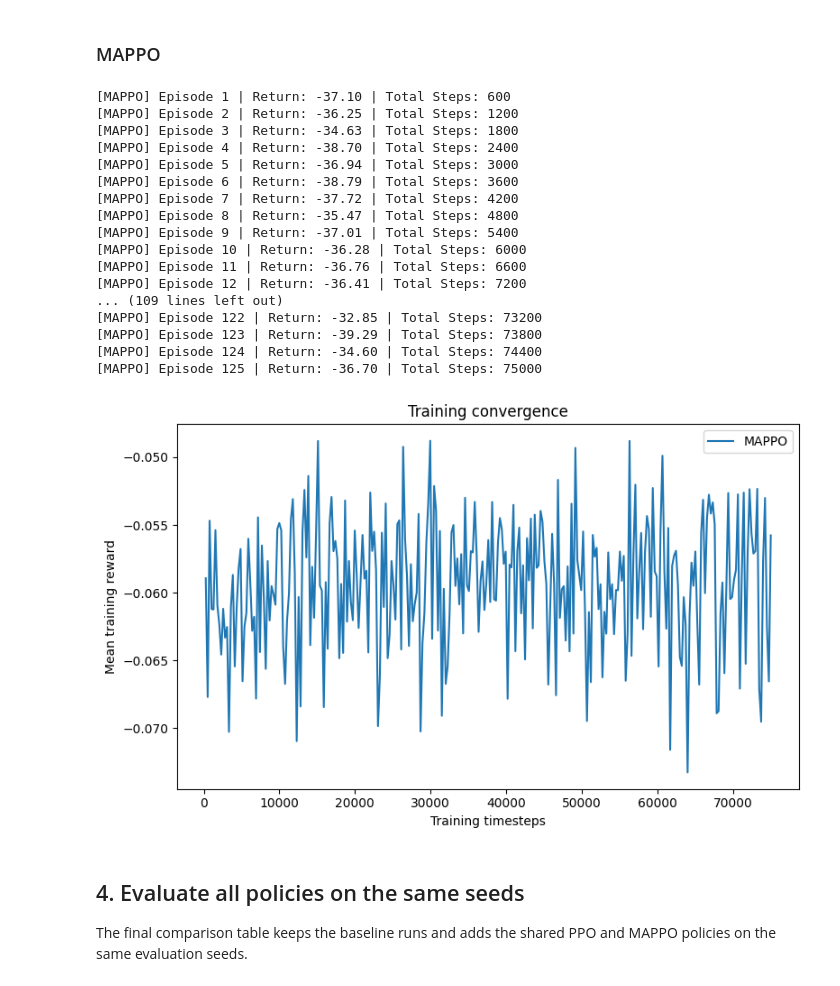
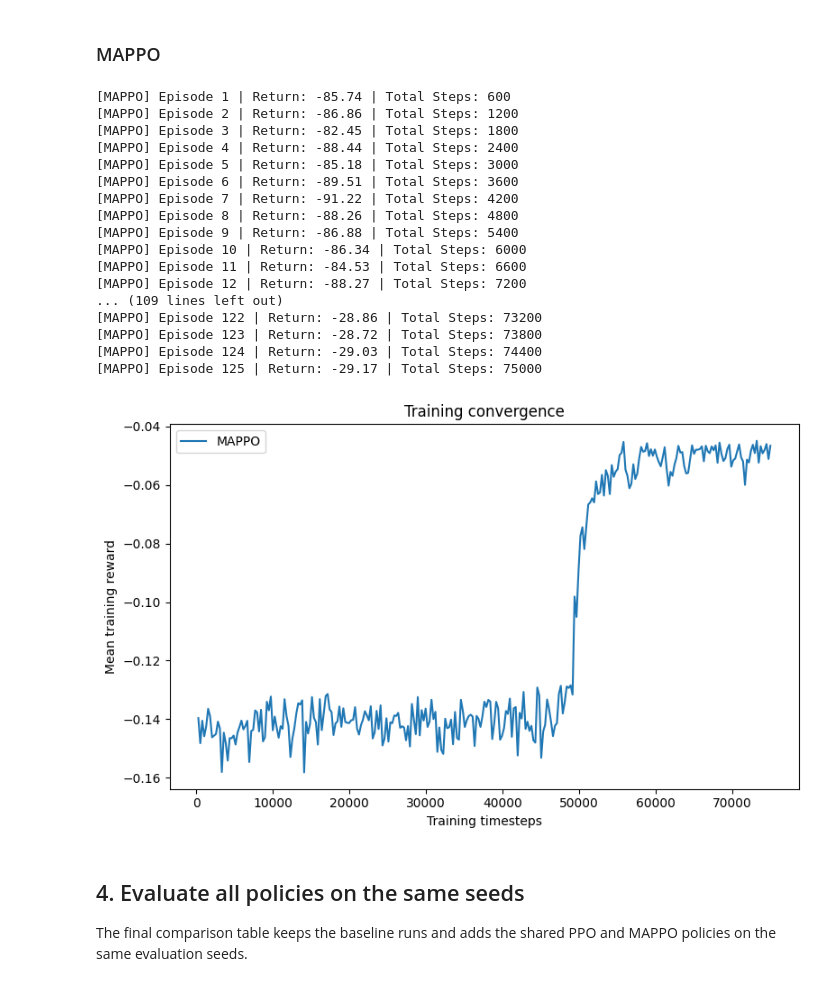
Before and after one commit to abergh18/marl-tsc, a Jupyter notebook: notebooks/main_flow.ipynb, the cells around one changed output. Cells and saved outputs as stored; diff of their text form; code cells hidden in the pictures.

Commit message:
Updated MAPPO to reward for mostly local queue while still rewarding for global queue

```diff
--- a/notebooks/main_flow.ipynb
+++ b/notebooks/main_flow.ipynb
@@ -62,6 +62,7 @@ NUM_EPISODES = 30
 EVALUATION_EPISODES = 5
 TOTAL_TIMESTEPS = 75_000
 MIN_GREEN_SECONDS = 10
+SWITCH_PENALTY = 2.0
 
 generator = SimulationGenerator(
     output_dir=OUTPUT_DIR,
@@ -145,37 +148,38 @@ plt.show()
 # %%
 mappo_model, mappo_history, mappo_model_path = train_mappo(
     config_file=paths.config_file,
     traffic_light_ids=traffic_light_ids,
     output_dir=OUTPUT_DIR,
     total_timesteps=TOTAL_TIMESTEPS,
     rollout_steps=256,
     max_steps=EPISODE_STEPS,
     seed=42,
     env_kwargs={"green_phase_count": GREEN_PHASE_COUNT,
-                "min_green_seconds": MIN_GREEN_SECONDS },
+                "min_green_seconds": MIN_GREEN_SECONDS,
+                "switch_penalty": SWITCH_PENALTY },
 )
 
 fig, ax = plot_training_histories(mappo_history)
 plt.show()
 # %% [output]
-[MAPPO] Episode 1 | Return: -37.10 | Total Steps: 600
-[MAPPO] Episode 2 | Return: -36.25 | Total Steps: 1200
-[MAPPO] Episode 3 | Return: -34.63 | Total Steps: 1800
-[MAPPO] Episode 4 | Return: -38.70 | Total Steps: 2400
-[MAPPO] Episode 5 | Return: -36.94 | Total Steps: 3000
-[MAPPO] Episode 6 | Return: -38.79 | Total Steps: 3600
-[MAPPO] Episode 7 | Return: -37.72 | Total Steps: 4200
-[MAPPO] Episode 8 | Return: -35.47 | Total Steps: 4800
-[MAPPO] Episode 9 | Return: -37.01 | Total Steps: 5400
-[MAPPO] Episode 10 | Return: -36.28 | Total Steps: 6000
-[MAPPO] Episode 11 | Return: -36.76 | Total Steps: 6600
-[MAPPO] Episode 12 | Return: -36.41 | Total Steps: 7200
+[MAPPO] Episode 1 | Return: -85.74 | Total Steps: 600
+[MAPPO] Episode 2 | Return: -86.86 | Total Steps: 1200
+[MAPPO] Episode 3 | Return: -82.45 | Total Steps: 1800
+[MAPPO] Episode 4 | Return: -88.44 | Total Steps: 2400
+[MAPPO] Episode 5 | Return: -85.18 | Total Steps: 3000
+[MAPPO] Episode 6 | Return: -89.51 | Total Steps: 3600
+[MAPPO] Episode 7 | Return: -91.22 | Total Steps: 4200
+[MAPPO] Episode 8 | Return: -88.26 | Total Steps: 4800
+[MAPPO] Episode 9 | Return: -86.88 | Total Steps: 5400
+[MAPPO] Episode 10 | Return: -86.34 | Total Steps: 6000
+[MAPPO] Episode 11 | Return: -84.53 | Total Steps: 6600
+[MAPPO] Episode 12 | Return: -88.27 | Total Steps: 7200
 ... (109 lines left out)
-[MAPPO] Episode 122 | Return: -32.85 | Total Steps: 73200
-[MAPPO] Episode 123 | Return: -39.29 | Total Steps: 73800
-[MAPPO] Episode 124 | Return: -34.60 | Total Steps: 74400
-[MAPPO] Episode 125 | Return: -36.70 | Total Steps: 75000
+[MAPPO] Episode 122 | Return: -28.86 | Total Steps: 73200
+[MAPPO] Episode 123 | Return: -28.72 | Total Steps: 73800
+[MAPPO] Episode 124 | Return: -29.03 | Total Steps: 74400
+[MAPPO] Episode 125 | Return: -29.17 | Total Steps: 75000
-[figure, old version]
+[figure, new version]
 # %% [markdown]
 ## 4. Evaluate all policies on the same seeds
 
```
Also changed, not shown: parts of 4 cells of this notebook, 3 other files.
